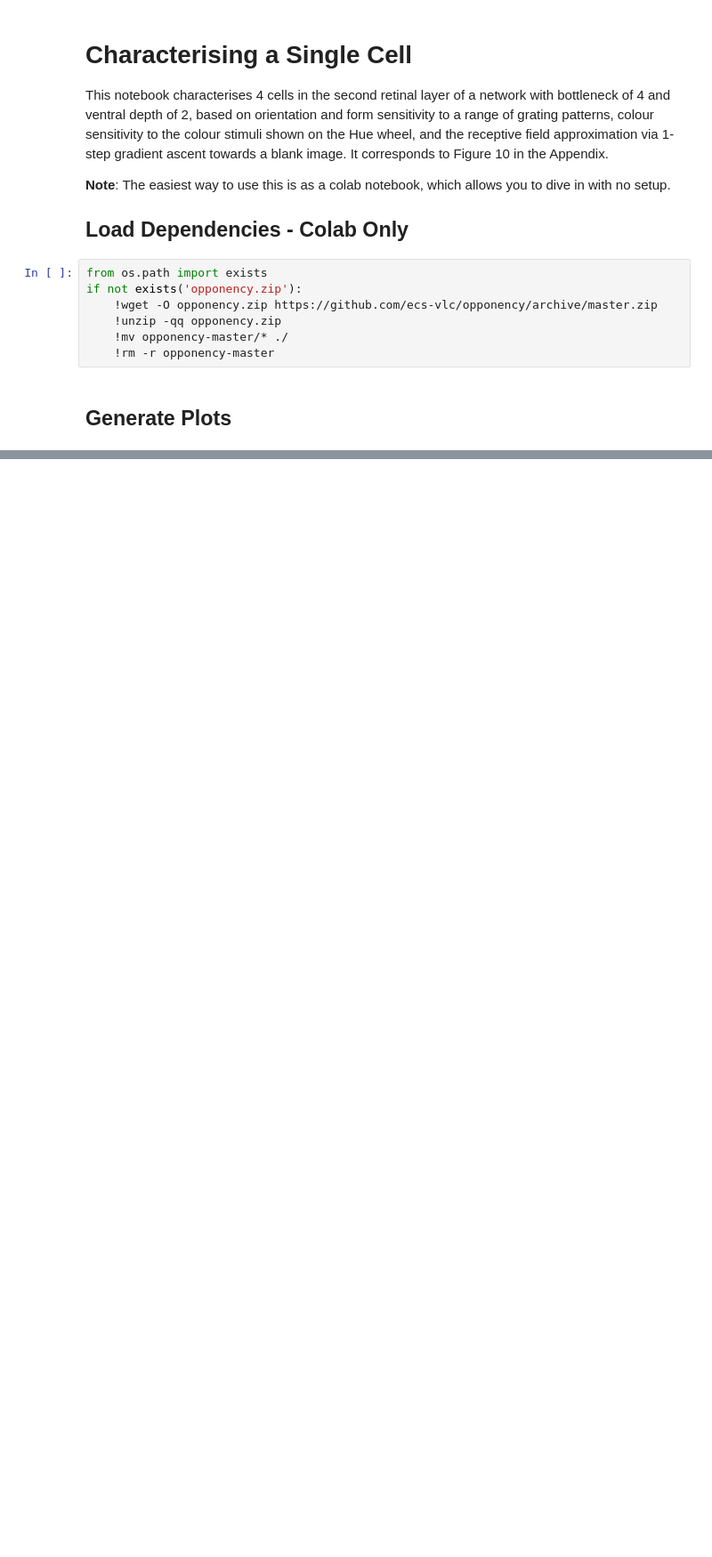
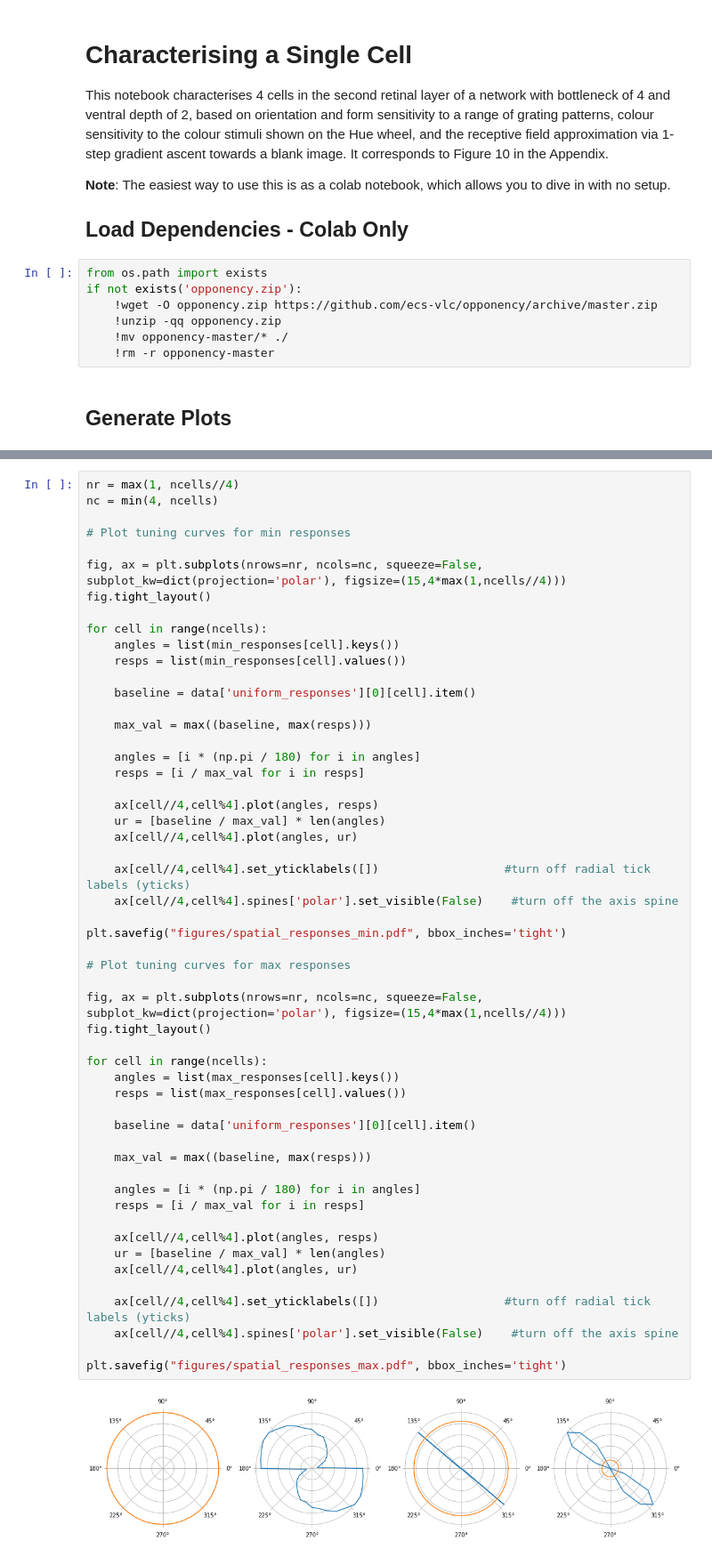
Before and after one commit to ecs-vlc/opponency, a Jupyter notebook: cell_characterisation.ipynb, the cells around one changed output, grey strips where cells are left out. Shown: that part at 89% size. Saved outputs shown, nothing was run; the diff lists cells and outputs as text; blank space fills up the shorter version.

```diff
--- a/cell_characterisation.ipynb
+++ b/cell_characterisation.ipynb
@@ -48,0 +88,55 @@ BaselineModel(
+# %%
+nr = max(1, ncells//4)
+nc = min(4, ncells)
+
+# Plot tuning curves for min responses
+
+fig, ax = plt.subplots(nrows=nr, ncols=nc, squeeze=False, subplot_kw=dict(projection='polar'), figsize=(15,4*max(1,ncells//4)))
+fig.tight_layout()
+
+for cell in range(ncells):
+    angles = list(min_responses[cell].keys())
+    resps = list(min_responses[cell].values())
+
+    baseline = data['uniform_responses'][0][cell].item()
+
+    max_val = max((baseline, max(resps)))
+
+    angles = [i * (np.pi / 180) for i in angles]
+    resps = [i / max_val for i in resps]
+
+    ax[cell//4,cell%4].plot(angles, resps)
+    ur = [baseline / max_val] * len(angles)
+    ax[cell//4,cell%4].plot(angles, ur)
+
+    ax[cell//4,cell%4].set_yticklabels([])                  #turn off radial tick labels (yticks)
+    ax[cell//4,cell%4].spines['polar'].set_visible(False)    #turn off the axis spine
+
+plt.savefig("figures/spatial_responses_min.pdf", bbox_inches='tight')
+
+# Plot tuning curves for max responses
+
+fig, ax = plt.subplots(nrows=nr, ncols=nc, squeeze=False, subplot_kw=dict(projection='polar'), figsize=(15,4*max(1,ncells//4)))
+fig.tight_layout()
+
+for cell in range(ncells):
+    angles = list(max_responses[cell].keys())
+    resps = list(max_responses[cell].values())
+
+    baseline = data['uniform_responses'][0][cell].item()
+
+    max_val = max((baseline, max(resps)))
+
+    angles = [i * (np.pi / 180) for i in angles]
+    resps = [i / max_val for i in resps]
+
+    ax[cell//4,cell%4].plot(angles, resps)
+    ur = [baseline / max_val] * len(angles)
+    ax[cell//4,cell%4].plot(angles, ur)
+
+    ax[cell//4,cell%4].set_yticklabels([])                  #turn off radial tick labels (yticks)
+    ax[cell//4,cell%4].spines['polar'].set_visible(False)    #turn off the axis spine
+
+plt.savefig("figures/spatial_responses_max.pdf", bbox_inches='tight')
+# %% [output]
+[figure, added]
```
Also changed, not shown: parts of 6 cells of this notebook, 21 other files.
